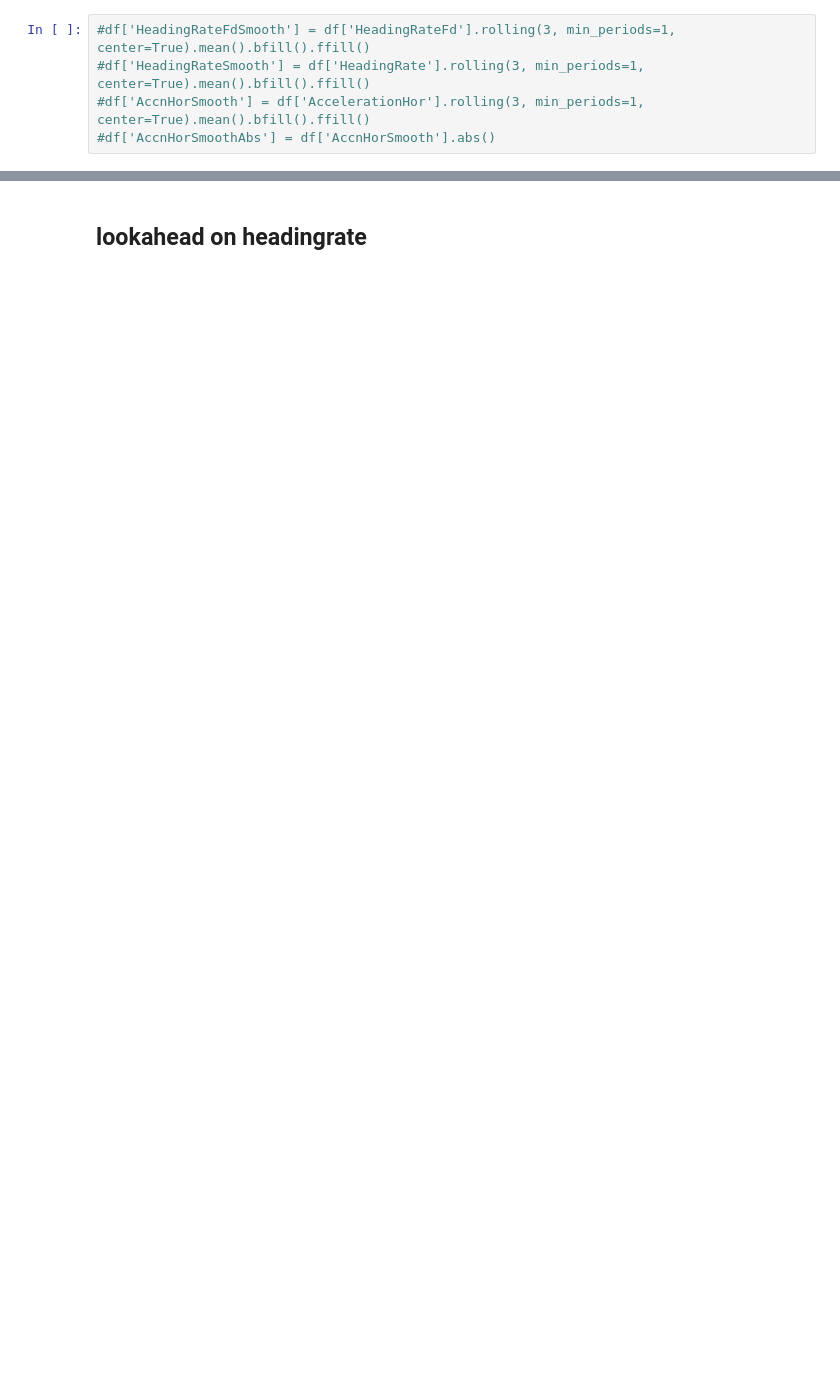
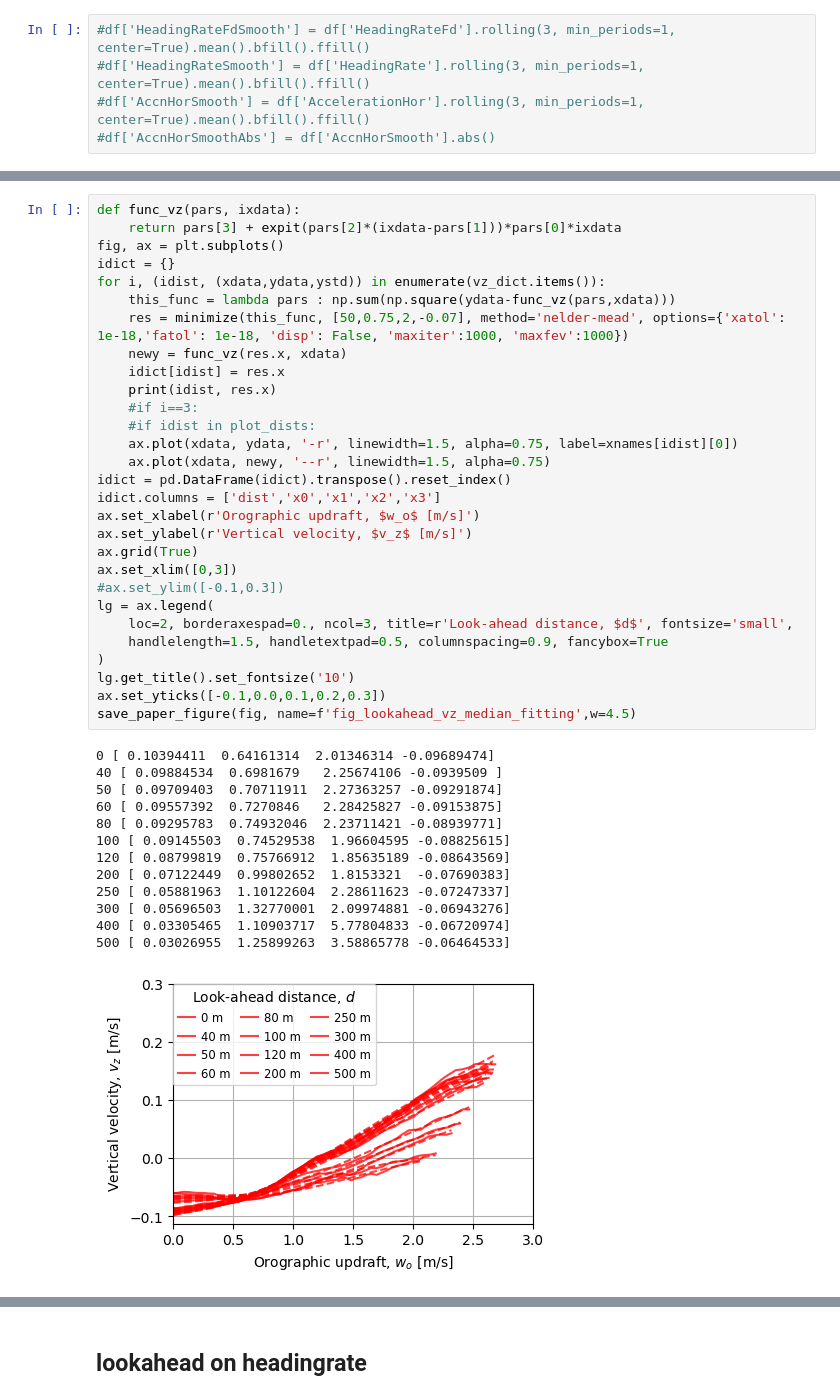
Before and after one commit to rimplesandhu/raptor-lookahead-movement-model, a Jupyter notebook: examples/csg/paper_lookahead.ipynb, the cells around one changed output, grey strips where cells are left out. Drawn from its saved outputs; the diff is of its cells as text; blank space fills up the shorter version.

```diff
--- a/examples/csg/paper_lookahead.ipynb
+++ b/examples/csg/paper_lookahead.ipynb
@@ -348,0 +155,43 @@ fig.savefig(os.path.join(FIG_DIR,f'fig_oro_model_{yname.lower()}.png'), dpi=200,
+# %%
+def func_vz(pars, ixdata):
+    return pars[3] + expit(pars[2]*(ixdata-pars[1]))*pars[0]*ixdata
+fig, ax = plt.subplots()
+idict = {}
+for i, (idist, (xdata,ydata,ystd)) in enumerate(vz_dict.items()):
+    this_func = lambda pars : np.sum(np.square(ydata-func_vz(pars,xdata)))
+    res = minimize(this_func, [50,0.75,2,-0.07], method='nelder-mead', options={'xatol': 1e-18,'fatol': 1e-18, 'disp': False, 'maxiter':1000, 'maxfev':1000})
+    newy = func_vz(res.x, xdata)
+    idict[idist] = res.x
+    print(idist, res.x)
+    #if i==3:
+    #if idist in plot_dists:
+    ax.plot(xdata, ydata, '-r', linewidth=1.5, alpha=0.75, label=xnames[idist][0])
+    ax.plot(xdata, newy, '--r', linewidth=1.5, alpha=0.75)
+idict = pd.DataFrame(idict).transpose().reset_index()
+idict.columns = ['dist','x0','x1','x2','x3']
+ax.set_xlabel(r'Orographic updraft, $w_o$ [m/s]')
+ax.set_ylabel(r'Vertical velocity, $v_z$ [m/s]')
+ax.grid(True)
+ax.set_xlim([0,3])
+#ax.set_ylim([-0.1,0.3])
+lg = ax.legend(
+    loc=2, borderaxespad=0., ncol=3, title=r'Look-ahead distance, $d$', fontsize='small',
+    handlelength=1.5, handletextpad=0.5, columnspacing=0.9, fancybox=True
+)
+lg.get_title().set_fontsize('10')
+ax.set_yticks([-0.1,0.0,0.1,0.2,0.3])
+save_paper_figure(fig, name=f'fig_lookahead_vz_median_fitting',w=4.5)
+# %% [output]
+0 [ 0.10394411  0.64161314  2.01346314 -0.09689474]
+40 [ 0.09884534  0.6981679   2.25674106 -0.0939509 ]
+50 [ 0.09709403  0.70711911  2.27363257 -0.09291874]
+60 [ 0.09557392  0.7270846   2.28425827 -0.09153875]
+80 [ 0.09295783  0.74932046  2.23711421 -0.08939771]
+100 [ 0.09145503  0.74529538  1.96604595 -0.08825615]
+120 [ 0.08799819  0.75766912  1.85635189 -0.08643569]
+200 [ 0.07122449  0.99802652  1.8153321  -0.07690383]
+250 [ 0.05881963  1.10122604  2.28611623 -0.07247337]
+300 [ 0.05696503  1.32770001  2.09974881 -0.06943276]
+400 [ 0.03305465  1.10903717  5.77804833 -0.06720974]
+500 [ 0.03026955  1.25899263  3.58865778 -0.06464533]
+[figure, added]
```
Also changed, not shown: parts of 49 cells of this notebook, 4 other files.
